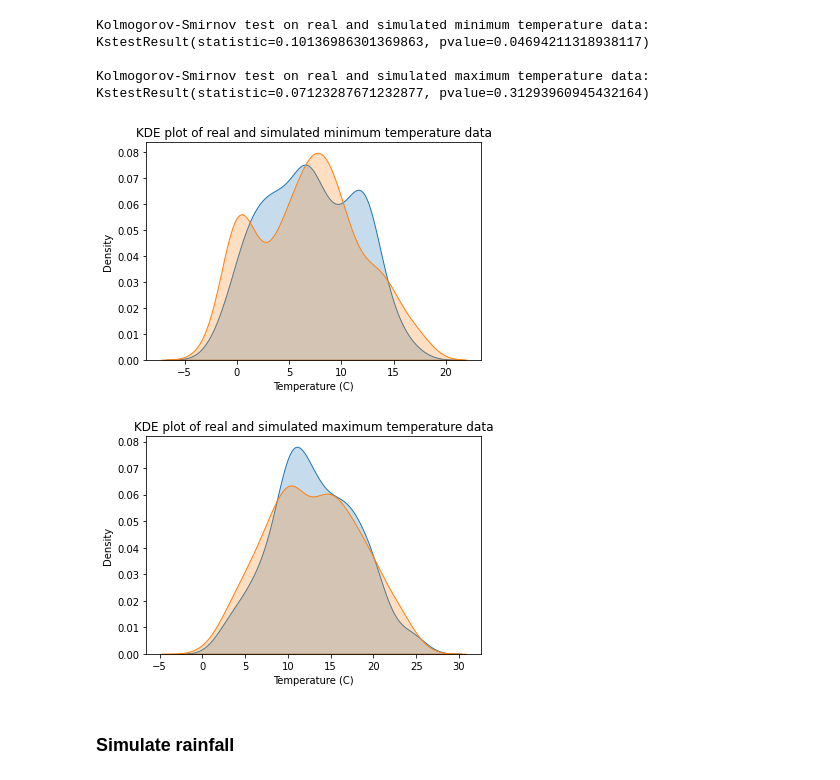
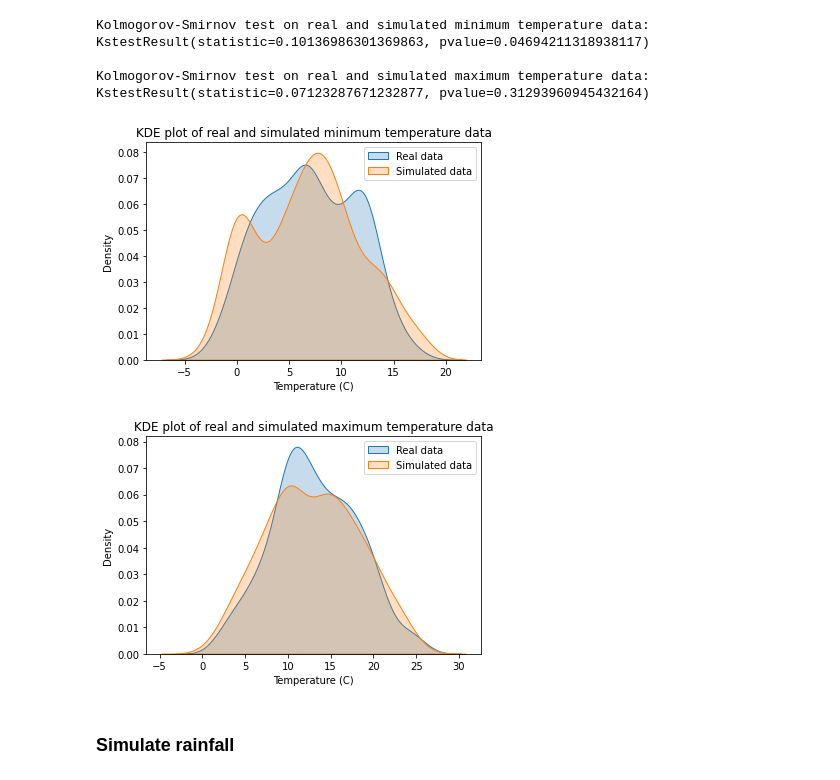
Before and after one commit to fod/simulation, a Jupyter notebook: simulation.ipynb, the cells around one changed output. Cells and saved outputs as stored; diff of their text form; code cells hidden in the pictures.

```diff
--- a/simulation.ipynb
+++ b/simulation.ipynb
@@ -402,24 +417,26 @@ Kolmogorov-Smirnov test on real and simulated maximum temperature data:
 KstestResult(statistic=0.07123287671232877, pvalue=0.31293960945432164)
 # %%
 fig, ax = plt.subplots()
-sns.kdeplot(df['mintp'], shade = True, ax=ax)
-sns.kdeplot(df['sim_mintp'], shade = True, ax=ax)
+sns.kdeplot(df['mintp'], shade = True,  label="Real data", ax=ax)
+sns.kdeplot(df['sim_mintp'], shade = True, label = "Simulated data", ax=ax)
 plt.title("KDE plot of real and simulated minimum temperature data")
 plt.xlabel("Temperature (C)")
 plt.ylabel("Density")
+plt.legend()
 plt.show()
 # %% [output]
-[figure, old version]
+[figure, new version]
 # %%
 fig, ax = plt.subplots()
-sns.kdeplot(df['maxtp'], shade = True, ax=ax)
-sns.kdeplot(df['sim_maxtp'], shade = True, ax=ax)
+sns.kdeplot(df['maxtp'], shade = True, label="Real data", ax=ax)
+sns.kdeplot(df['sim_maxtp'], shade = True, label="Simulated data", ax=ax)
 plt.title("KDE plot of real and simulated maximum temperature data")
 plt.xlabel("Temperature (C)")
 plt.ylabel("Density")
+plt.legend()
 plt.show()
 # %% [output]
-[figure, old version]
+[figure, new version]
 # %% [markdown]
 ### Simulate rainfall
 # %%
```
Also changed, not shown: parts of 5 cells of this notebook.
